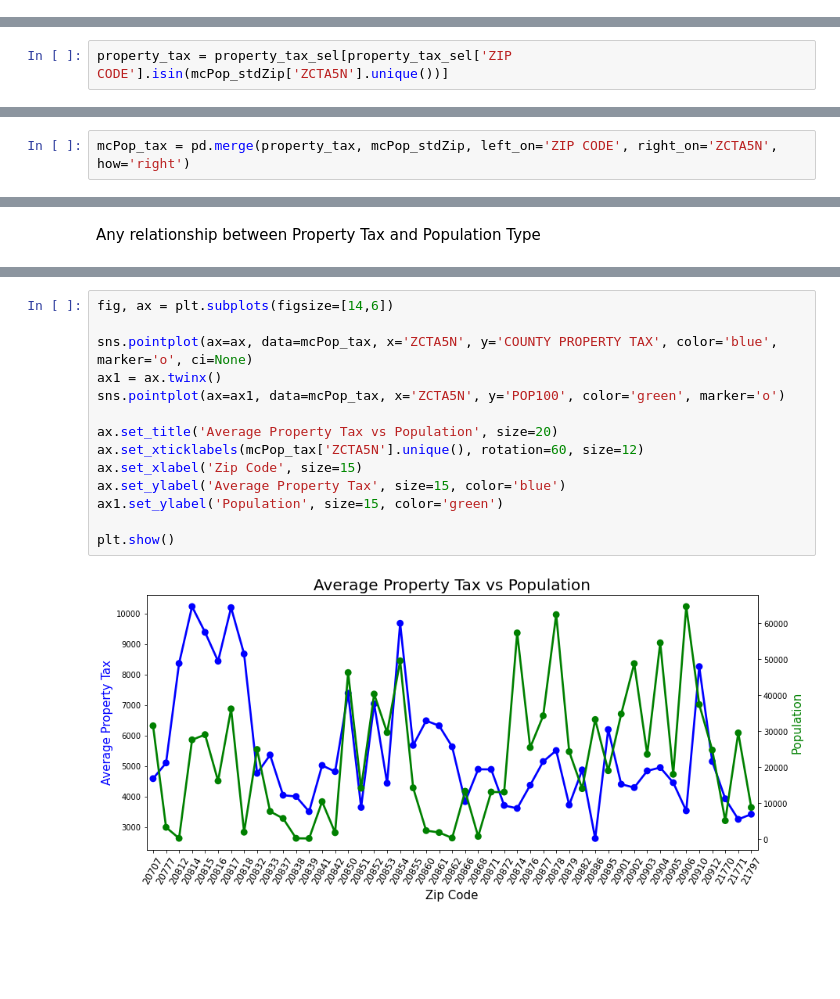
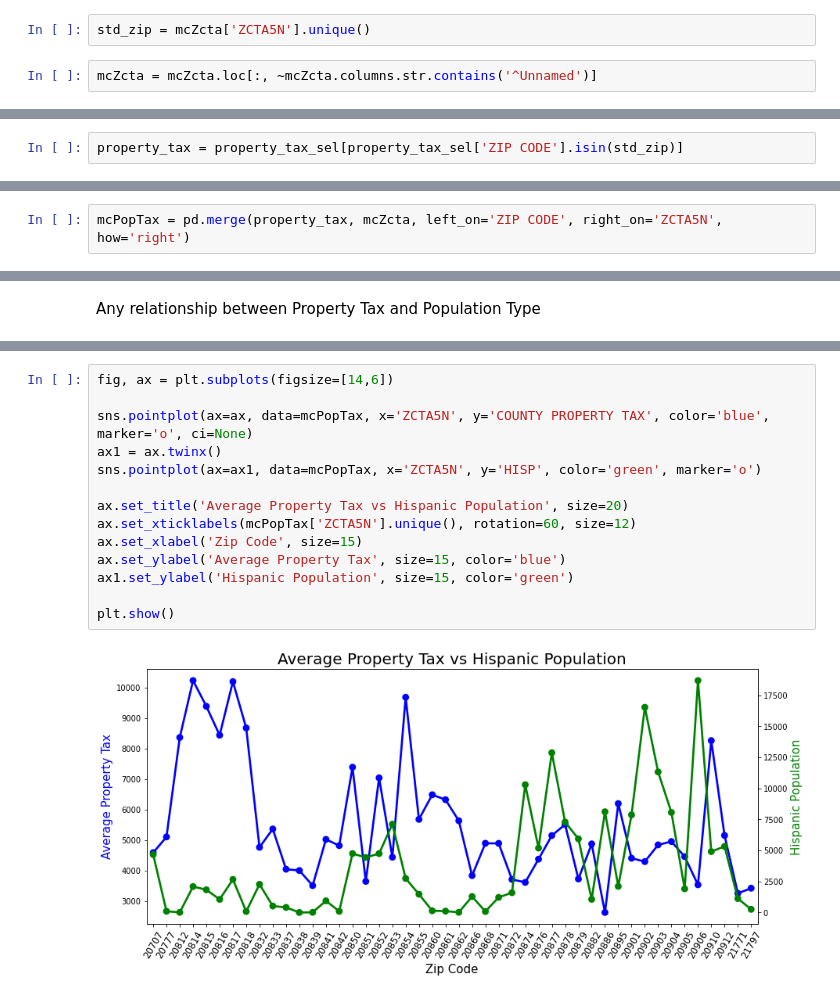
Before and after one commit to dspark0419/DATA-205, a Jupyter notebook: Project_Tax.ipynb, the cells around one changed output, grey strips where cells are left out. Saved outputs shown, nothing was run; the diff lists cells and outputs as text; blank space fills up the shorter version.

```diff
--- a/Project_Tax.ipynb
+++ b/Project_Tax.ipynb
@@ -130,0 +28,4 @@ mcPop_stdZip.to_csv('mcPop_stdZip.csv')
+# %%
+std_zip = mcZcta['ZCTA5N'].unique()
+# %%
+mcZcta = mcZcta.loc[:, ~mcZcta.columns.str.contains('^Unnamed')]
@@ -216,5 +117,5 @@ array([20707, 20777, 20812, 20814, 20815, 20816, 20817, 20818, 20832,
 # %%
-property_tax = property_tax_sel[property_tax_sel['ZIP CODE'].isin(mcPop_stdZip['ZCTA5N'].unique())]
+property_tax = property_tax_sel[property_tax_sel['ZIP CODE'].isin(std_zip)]
 # %%
 property_tax['ZIP CODE'].unique()
 # %% [output]
@@ -248,4 +150,4 @@ plt.rcParams['figure.figsize'] = (15, 6) # global fugure size
 # %% [markdown]
 Merge tow datasets property_tax and mcPop_stdZip by using the zip codes (ZCTA5N) from the dataset mcPop_stdZip
 # %%
-mcPop_tax = pd.merge(property_tax, mcPop_stdZip, left_on='ZIP CODE', right_on='ZCTA5N', how='right')
+mcPopTax = pd.merge(property_tax, mcZcta, left_on='ZIP CODE', right_on='ZCTA5N', how='right')
@@ -279,16 +222,16 @@ Any relationship between Property Tax and Population Type
 # %%
 fig, ax = plt.subplots(figsize=[14,6])
 
-sns.pointplot(ax=ax, data=mcPop_tax, x='ZCTA5N', y='COUNTY PROPERTY TAX', color='blue', marker='o', ci=None)
+sns.pointplot(ax=ax, data=mcPopTax, x='ZCTA5N', y='COUNTY PROPERTY TAX', color='blue', marker='o', ci=None)
 ax1 = ax.twinx()
-sns.pointplot(ax=ax1, data=mcPop_tax, x='ZCTA5N', y='POP100', color='green', marker='o')
+sns.pointplot(ax=ax1, data=mcPopTax, x='ZCTA5N', y='HISP', color='green', marker='o')
 
-ax.set_title('Average Property Tax vs Population', size=20)
-ax.set_xticklabels(mcPop_tax['ZCTA5N'].unique(), rotation=60, size=12)
+ax.set_title('Average Property Tax vs Hispanic Population', size=20)
+ax.set_xticklabels(mcPopTax['ZCTA5N'].unique(), rotation=60, size=12)
 ax.set_xlabel('Zip Code', size=15)
 ax.set_ylabel('Average Property Tax', size=15, color='blue')
-ax1.set_ylabel('Population', size=15, color='green')
+ax1.set_ylabel('Hispanic Population', size=15, color='green')
 
 plt.show()
 # %% [output]
-[figure, old version]
+[figure, new version]
```
Also changed, not shown: parts of 48 cells of this notebook.
